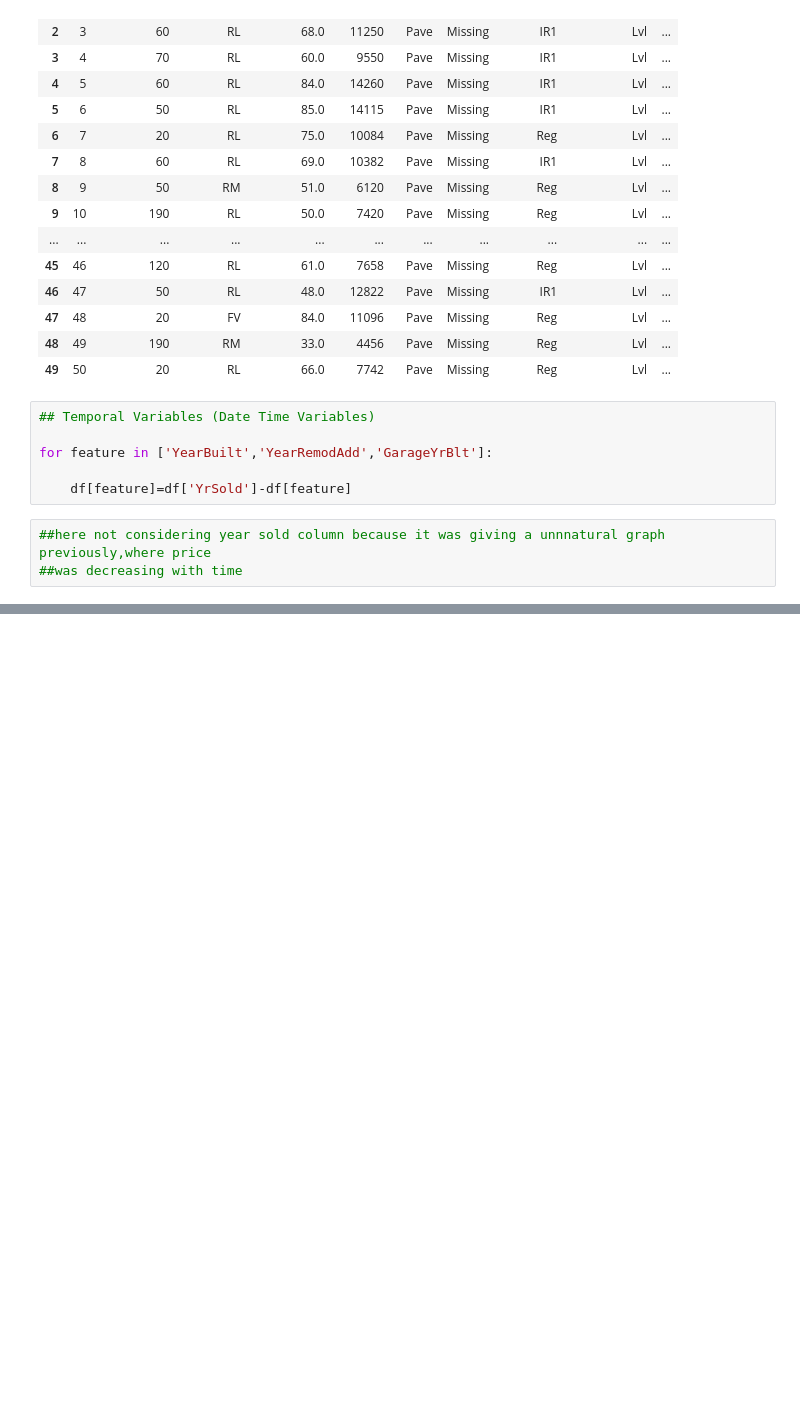
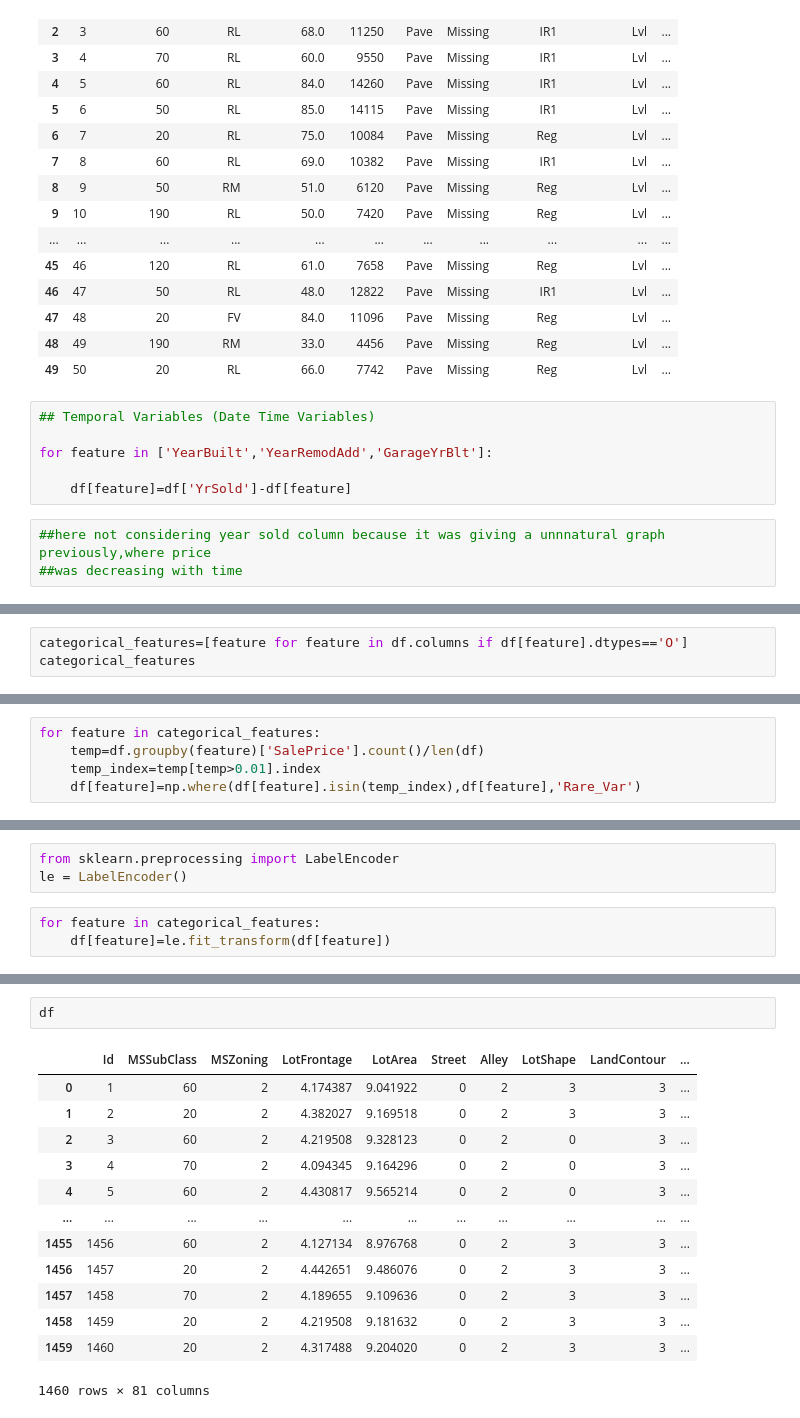
Before and after one commit to aswinijena3459/Netzwerk-files, a Jupyter notebook: house-prices-advanced-regression-techniques/house price regression dataset.ipynb, the cells around one changed output, grey strips where cells are left out. Saved outputs shown, nothing was run; the diff lists cells and outputs as text; blank space fills up the shorter version.

```diff
--- a/house-prices-advanced-regression-techniques/house price regression dataset.ipynb
+++ b/house-prices-advanced-regression-techniques/house price regression dataset.ipynb
@@ -632,0 +656,3 @@ df[['YearBuilt','YearRemodAdd','GarageYrBlt']].head()
+# %%
+categorical_features=[feature for feature in df.columns if df[feature].dtypes=='O']
+categorical_features
@@ -632,0 +677,5 @@ df[['YearBuilt','YearRemodAdd','GarageYrBlt']].head()
+# %%
+for feature in categorical_features:
+    temp=df.groupby(feature)['SalePrice'].count()/len(df)
+    temp_index=temp[temp>0.01].index
+    df[feature]=np.where(df[feature].isin(temp_index),df[feature],'Rare_Var')
@@ -632,0 +699,6 @@ df[['YearBuilt','YearRemodAdd','GarageYrBlt']].head()
+# %%
+from sklearn.preprocessing import LabelEncoder
+le = LabelEncoder()
+# %%
+for feature in categorical_features:
+    df[feature]=le.fit_transform(df[feature])
@@ -632,0 +755,16 @@ df[['YearBuilt','YearRemodAdd','GarageYrBlt']].head()
+# %%
+df
+# %% [output]
+|  | Id | MSSubClass | MSZoning | LotFrontage | LotArea | Street | Alley | LotShape | LandContour | ... |
+| 0 | 1 | 60 | 2 | 4.174387 | 9.041922 | 0 | 2 | 3 | 3 | ... |
+| 1 | 2 | 20 | 2 | 4.382027 | 9.169518 | 0 | 2 | 3 | 3 | ... |
+| 2 | 3 | 60 | 2 | 4.219508 | 9.328123 | 0 | 2 | 0 | 3 | ... |
+| 3 | 4 | 70 | 2 | 4.094345 | 9.164296 | 0 | 2 | 0 | 3 | ... |
+| 4 | 5 | 60 | 2 | 4.430817 | 9.565214 | 0 | 2 | 0 | 3 | ... |
+| ... | ... | ... | ... | ... | ... | ... | ... | ... | ... | ... |
+| 1455 | 1456 | 60 | 2 | 4.127134 | 8.976768 | 0 | 2 | 3 | 3 | ... |
+| 1456 | 1457 | 20 | 2 | 4.442651 | 9.486076 | 0 | 2 | 3 | 3 | ... |
+| 1457 | 1458 | 70 | 2 | 4.189655 | 9.109636 | 0 | 2 | 3 | 3 | ... |
+| 1458 | 1459 | 20 | 2 | 4.219508 | 9.181632 | 0 | 2 | 3 | 3 | ... |
+| 1459 | 1460 | 20 | 2 | 4.317488 | 9.204020 | 0 | 2 | 3 | 3 | ... |
+1460 rows × 81 columns
```
Also changed, not shown: parts of 25 cells of this notebook.
